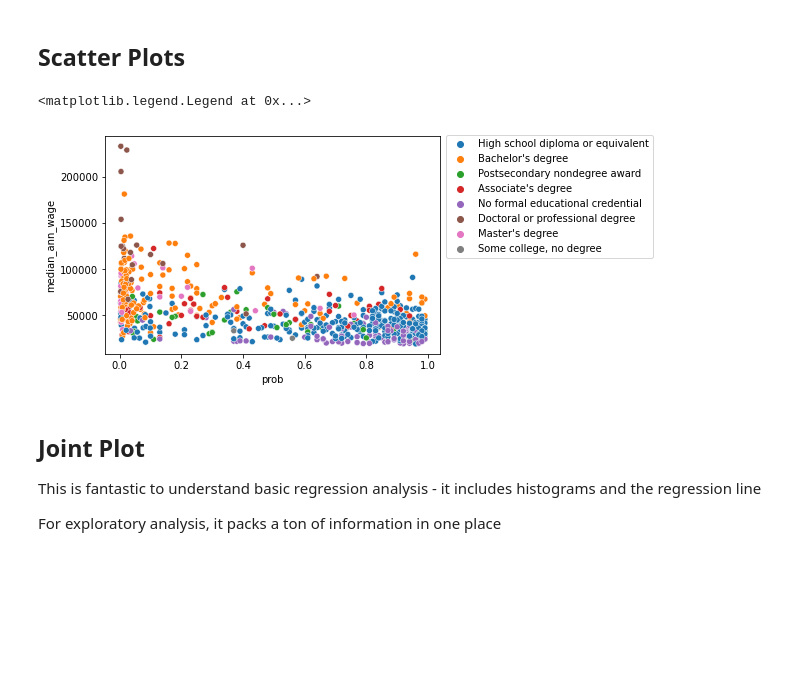
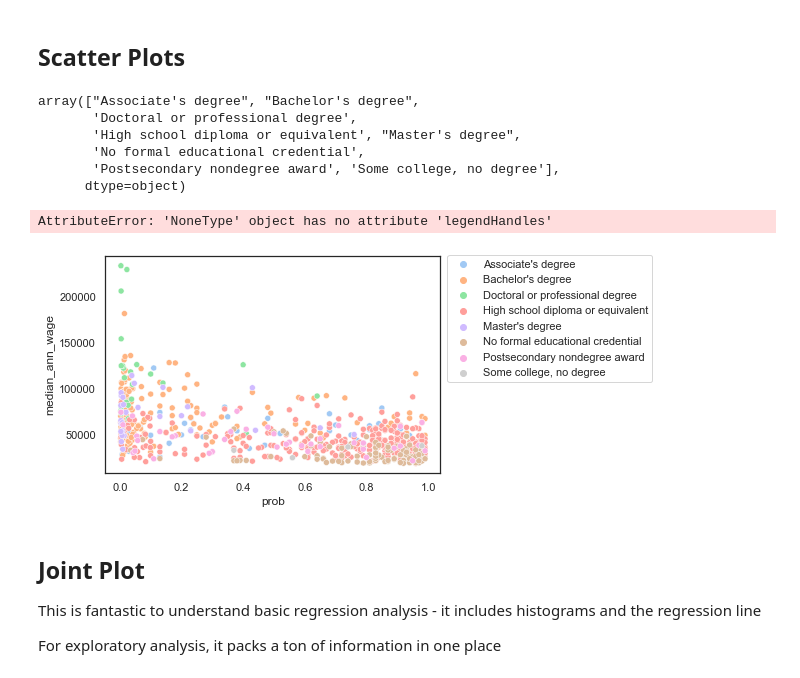
Before and after one commit to somethingabout/Data_Analysis_Python_R, a Jupyter notebook: Becoming a Viz Kid part 2/Lecture 9.ipynb, the cells around one changed output. Saved outputs shown, nothing was run; the diff lists cells and outputs as text; code cells hidden in the pictures; blank space fills up the shorter version.

```diff
--- a/Becoming a Viz Kid part 2/Lecture 9.ipynb
+++ b/Becoming a Viz Kid part 2/Lecture 9.ipynb
@@ -366,12 +387,38 @@ plt.legend(bbox_to_anchor=(1.2, 1.02), loc='upper right')
 ## Scatter Plots
 # %%
 jobs = pd.read_csv(path+'job-automation-probability.csv')
-# %%
-sns.scatterplot('prob', 'median_ann_wage',data=jobs,hue='education')
-plt.legend(bbox_to_anchor=(1.65, 1.03), loc='upper right')
-# %% [output]
-<matplotlib.legend.Legend at 0x...>
-[figure, removed]
+# %%
+jobs['education'].unique()
+# %% [output]
+array(["Associate's degree", "Bachelor's degree",
+       'Doctoral or professional degree',
+       'High school diploma or equivalent', "Master's degree",
+       'No formal educational credential',
+       'Postsecondary nondegree award', 'Some college, no degree'],
+      dtype=object)
+# %%
+jobs = jobs.sort_values('education')
+#to sort alphabetically
+
+ax = sns.scatterplot('prob', 'median_ann_wage',data=jobs,hue='education', palette = 'pastel')
+ax.legend(bbox_to_anchor=(1.65, 1.03), loc='upper right')
+#create labels in a particular order
+
+# plt.legend((art1, art2), ("label1", "label2"))
+
+legend = ax1.get_legend()
+handles = legend.legendHandles
+# legend.remove()
+# ax1.legend(handles, ['dep-', 'ind-', 'ind+', 'dep+'], title = 'Stat.ind.')
+# plt.show()
+
+ax.legend(handles, labels = ['No formal educational credential','High school diploma or equivalent',
+        'Some college, no degree','Associate\'s degree', 'Bachelor\'s degree','Doctoral or professional degree',
+    'Master\'s degree','Postsecondary nondegree award'],title='Education Level', bbox_to_anchor=(1, 1))
+ax.get_legend().get_title()
+# %% [output]
+AttributeError: 'NoneType' object has no attribute 'legendHandles'
+[figure, added]
 # %% [markdown]
 ## Joint Plot
 
```
Also changed, not shown: parts of 12 cells of this notebook, 15 other files.
